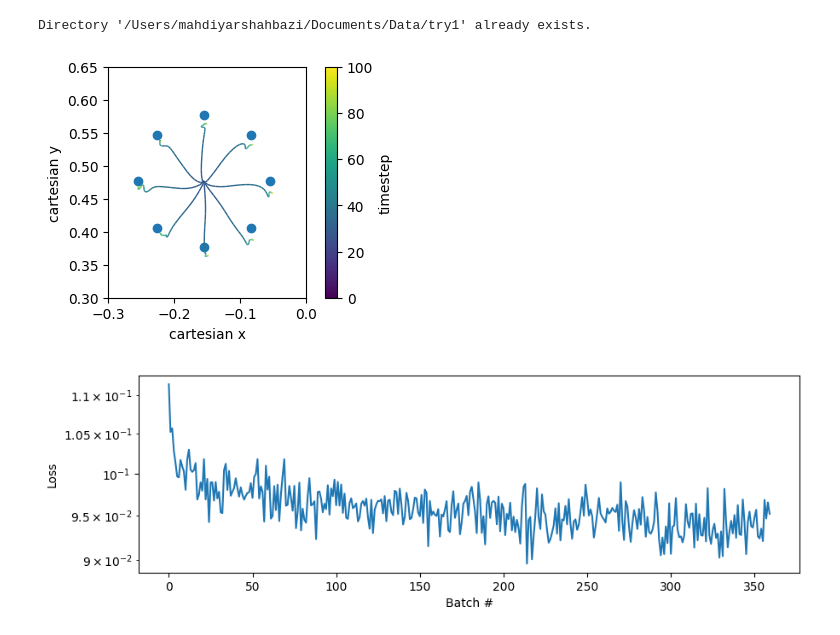
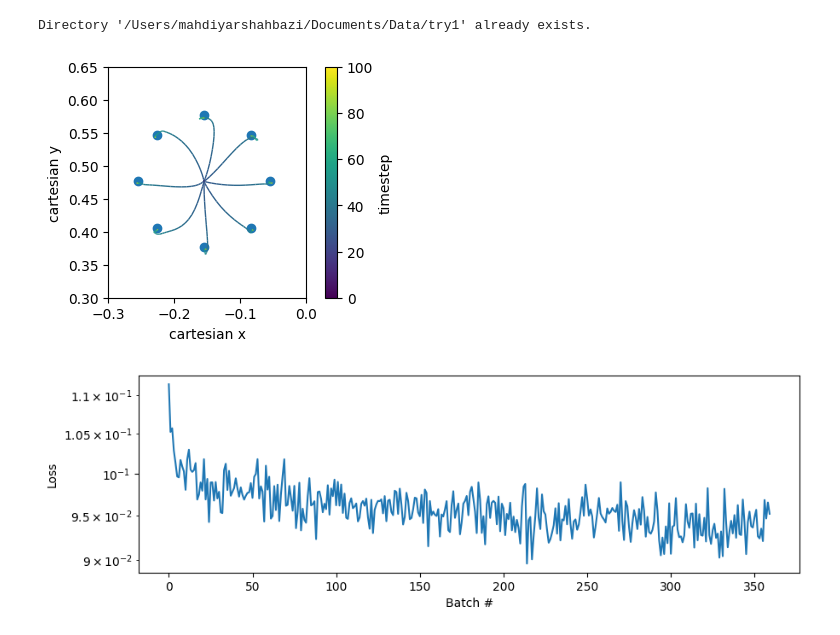
Before and after one commit to mshahbazi1997/MotorSavingModel, a Jupyter notebook: notebooks/test_networks.ipynb, the cells around one changed output. Drawn from its saved outputs; the diff is of its cells as text; code cells hidden in the pictures.

```diff
--- a/notebooks/test_networks.ipynb
+++ b/notebooks/test_networks.ipynb
@@ -21,10 +22,10 @@ cfg_file = os.path.join(data_dir, f"{model_name}_phase={phase}_FFCoef={ff_coeffi
 # %% [output]
 Directory '/Users/mahdiyarshahbazi/Documents/Data/try1' already exists.
 # %%
-xy, tg = test(cfg_file,weight_file,ff_coefficient=10)
+xy, tg = test(cfg_file,weight_file,ff_coefficient=0)
 plot_simulations(xy=xy, target_xy=tg)
 # %% [output]
-[figure, old version]
+[figure, new version]
 # %%
 # retrieve and plot training history
 with open(log_file,'r') as file:
```
Also changed, not shown: parts of 4 cells of this notebook, 1 other file.
